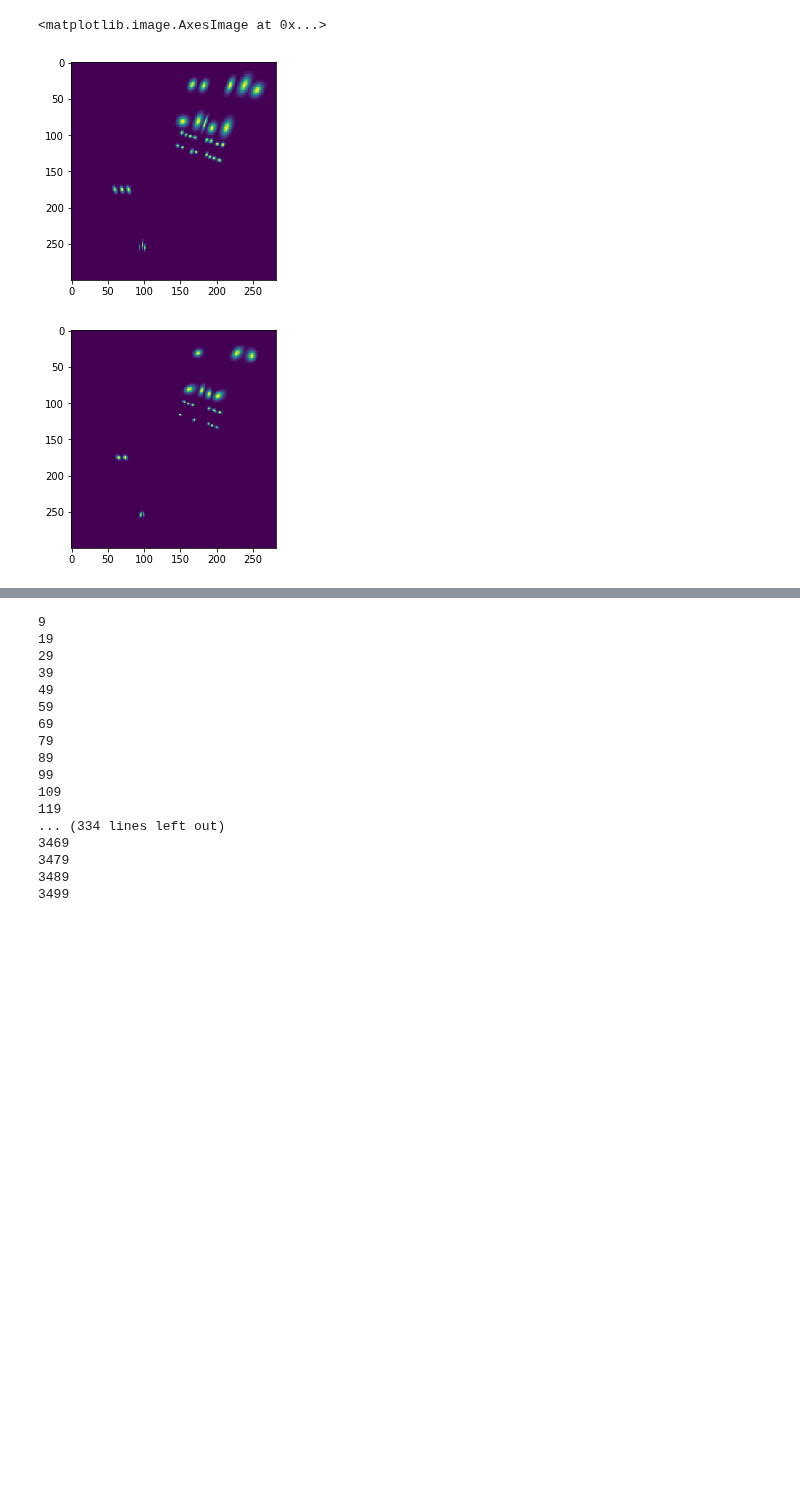
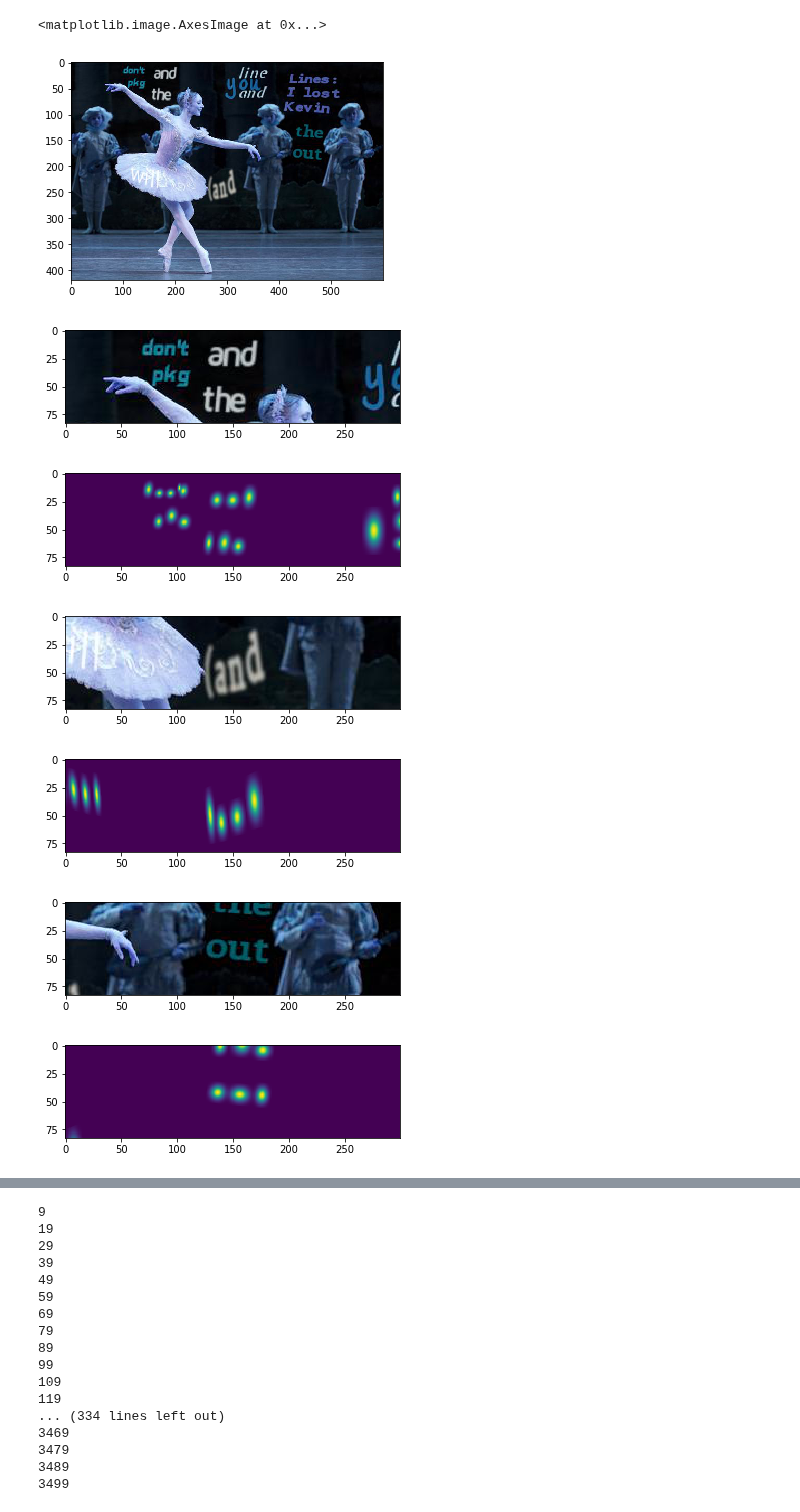
Before and after one commit to aerjayc/asstr, a Jupyter notebook: train_detector.ipynb, the cells around one changed output, grey strips where cells are left out. Drawn from its saved outputs; the diff is of its cells as text; code cells hidden in the pictures; blank space fills up the shorter version.

Commit message:
initial code for hard example integration with jupyter notebook

```diff
--- a/train_detector.ipynb
+++ b/train_detector.ipynb
@@ -124,17 +133,42 @@ img_dir = "/media/aerjay/Acer/Users/Aerjay/Downloads/SynthText/SynthText"#"/home
 begin = 0#22399
 
 # remember requires_grad=True
-dataset = SynthCharMapDataset(gt_path, img_dir, affinity_map=True, direction_map=False,
-                              begin=begin, cuda=False)
+dataset = SynthCharMapDataset(gt_path, img_dir, affinity_map=False, direction_map=True,
+                              begin=begin, cuda=False, hard_examples=True)
 dataloader = DataLoader(dataset, batch_size=1, shuffle=True)
-# %%
-img, gt = dataset[800000]
-
-plt.figure()
-plt.imshow(gt.cpu().permute(2,0,1)[0])
-plt.figure()
-plt.imshow(gt.cpu().permute(2,0,1)[1])
-# %% [output]
-<matplotlib.image.AxesImage at 0x...>
-[figure, removed]
-[figure, removed]
+# %%
+img, gt, hard_img, hard_gt = dataset[0]
+# %%
+# plt.figure()
+# plt.imshow(gt.cpu().permute(2,0,1)[0])
+plt.figure()
+plt.imshow(img.permute(1,2,0))
+
+plt.figure()
+plt.imshow(hard_img[0].transpose(1,2,0))
+plt.figure()
+plt.imshow(hard_gt[0].cpu()[0])
+
+plt.figure()
+plt.imshow(hard_img[1].transpose(1,2,0))
+plt.figure()
+plt.imshow(hard_gt[1].cpu()[0])
+
+plt.figure()
+plt.imshow(hard_img[2].transpose(1,2,0))
+plt.figure()
+plt.imshow(hard_gt[2].cpu()[0])
+
+plt.figure()
+plt.imshow(hard_img[3].transpose(1,2,0))
+plt.figure()
+plt.imshow(hard_gt[3].cpu()[0])
+# %% [output]
+<matplotlib.image.AxesImage at 0x...>
+[figure, added]
+[figure, added]
+[figure, added]
+[figure, added]
+[figure, added]
+[figure, added]
+[figure, added]
```
Also changed, not shown: parts of 3 cells of this notebook.
